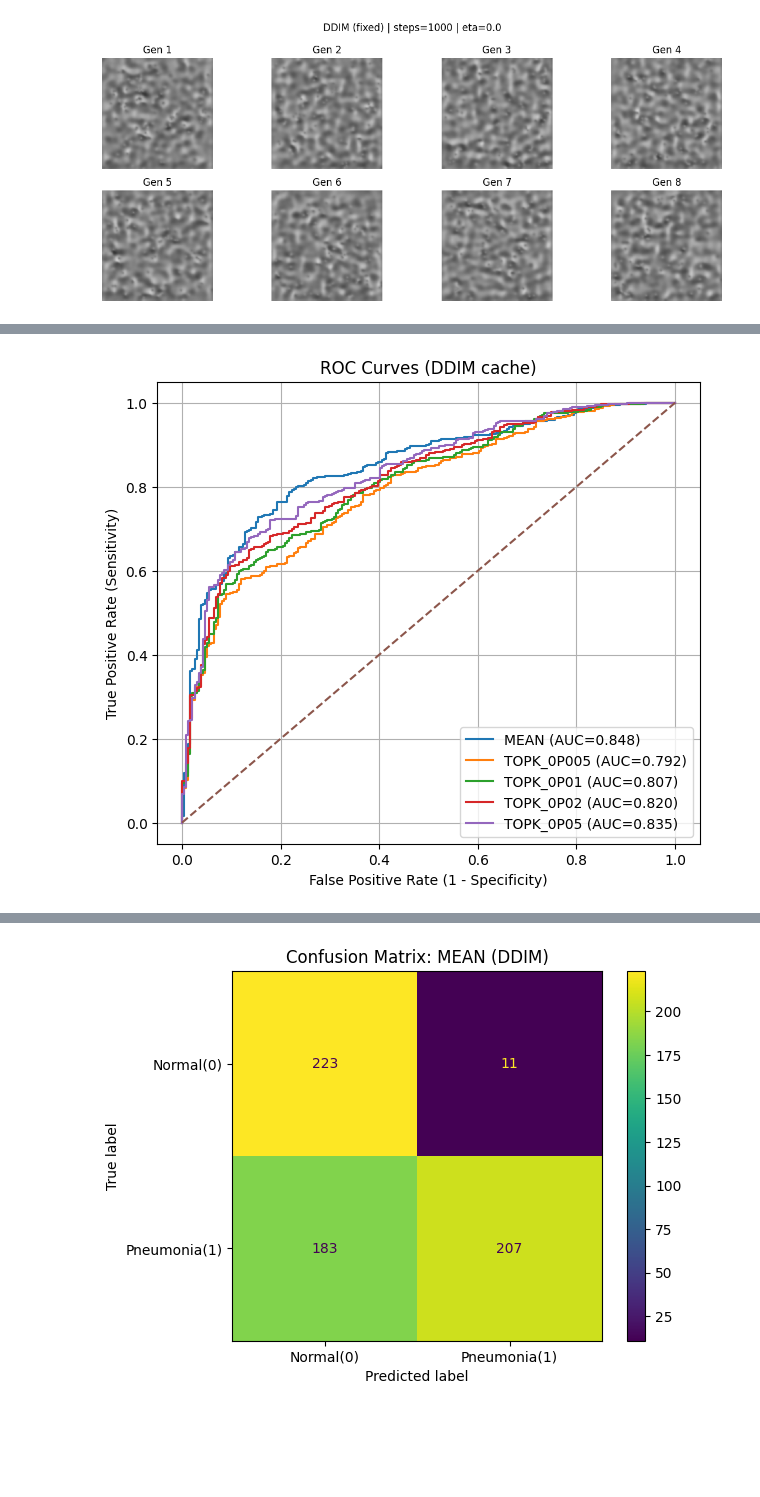
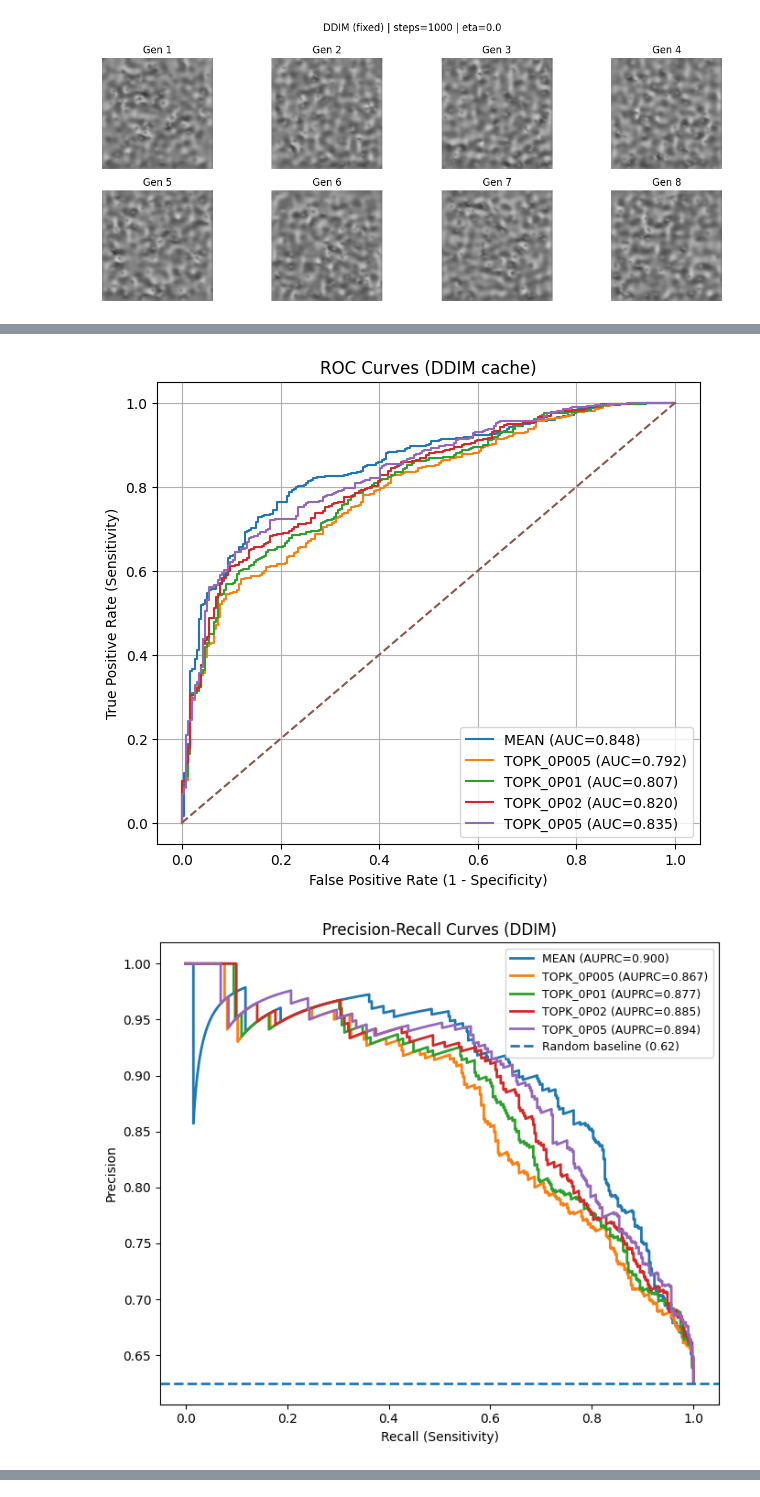
Before and after one commit to MPSVIRAJ/pneumonia-diffusion-anomaly-detection, a Jupyter notebook: pneumonia_diffusion_anomaly_detection_ddpm_ddim_V2.1.ipynb, the cells around one changed output, grey strips where cells are left out. Cells and saved outputs as stored; diff of their text form; code cells hidden in the pictures; blank space fills up the shorter version.

```diff
--- a/pneumonia_diffusion_anomaly_detection_ddpm_ddim_V2.1.ipynb
+++ b/pneumonia_diffusion_anomaly_detection_ddpm_ddim_V2.1.ipynb
@@ -1309,13 +1500,25 @@ def analyze_cached_scores(cache_path, target_spec=0.95):
 
     print("Methods included:", list(methods.keys()))
 
-    # ---- AUROC table ----
-    print("\nAUROC:")
+    # ---- AUROC + AUPRC Summary Table ----
+    print("\nEvaluation Summary:")
+    print(f"  {'Method':<14} {'AUROC':>8} {'AUPRC':>8}")
+    print(f"  {'-'*32}")
+
+    summary = []
     aurocs = {}
     for name, s in methods.items():
-        au = roc_auc_score(y, s)
-        aurocs[name] = au
-        print(f"{name:>12s}: {au:.4f}")
+        auroc = roc_auc_score(y, s)
+        auprc = average_precision_score(y, s)
+        aurocs[name] = auroc
+        summary.append((name, auroc, auprc))
+        print(f"  {name:<14} {auroc:>8.4f} {auprc:>8.4f}")
+
+    print(f"  {'-'*32}")
+    best_overall = max(summary, key=lambda x: (x[1] + x[2]) / 2)
+    print(f"  {'Best':<14} {best_overall[1]:>8.4f} {best_overall[2]:>8.4f}  <- {best_overall[0]}")
+
+    best_name = best_overall[0]
 
     # ---- ROC plot ----
     plt.figure(figsize=(7, 6))
@@ -1331,6 +1534,23 @@ def analyze_cached_scores(cache_path, target_spec=0.95):
     plt.grid(True)
     plt.show()
 
+    # --- Precision-Recall Curves ---
+    plt.figure(figsize=(7, 6))
+    for name, s in methods.items():
+        prec, rec, _ = precision_recall_curve(y, s)
+        auprc = average_precision_score(y, s)
+        plt.plot(rec, prec, lw=2, label=f"{name} (AUPRC={auprc:.3f})")
+
+    baseline = y.sum() / len(y)
+    plt.axhline(baseline, linestyle="--", lw=2, label=f"Random baseline ({baseline:.2f})")
+
+    plt.xlabel("Recall (Sensitivity)")
+    plt.ylabel("Precision")
+    plt.title("Precision-Recall Curves (DDIM)")
+    plt.legend(loc="upper right", fontsize=9)
+    plt.tight_layout()
+    plt.show()
+
     # ---- Confusion matrices: MEAN + BEST method @ target specificity ----
     best_name = max(aurocs, key=aurocs.get)
     print("\nBest method by AUROC:", best_name, "AUC=", aurocs[best_name])
@@ -1340,13 +1560,25 @@ def analyze_cached_scores(cache_path, target_spec=0.95):
         thr, spec, tpr = threshold_at_specificity(y, s, target_spec=target_spec)
         y_pred = (s >= thr).astype(int)
 
+        # Compute confusion matrix and metrics
         cm = confusion_matrix(y, y_pred, labels=[0, 1])
-        print(f"\n{name} @ target specificity {target_spec}")
-        print(f"  threshold={thr:.6f} | achieved spec={spec:.4f} | tpr={tpr:.4f}")
+        tn, fp, fn, tp = cm.ravel()
+        precision = tp / (tp + fp + 1e-12)
+        f1        = 2 * (precision * tpr) / (precision + tpr + 1e-12)
+        acc       = (tp + tn) / (tp + tn + fp + fn + 1e-12)
+
+        # Print metrics report
+        print(f"\n--- {name} @ {target_spec*100:.0f}% Specificity ---")
+        print(f"  Threshold  : {thr:.6f}")
+        print(f"  Sensitivity: {tpr:.3f}  (sick cases caught)")
+        print(f"  Specificity: {spec:.3f}  (healthy cases correctly cleared)")
+        print(f"  Precision  : {precision:.3f}  (of flagged, how many truly sick)")
+        print(f"  F1 Score   : {f1:.3f}")
+        print(f"  Accuracy   : {acc:.3f}")
 
         disp = ConfusionMatrixDisplay(confusion_matrix=cm, display_labels=["Normal(0)", "Pneumonia(1)"])
         disp.plot(values_format="d")
-        plt.title(f"Confusion Matrix: {name} (DDIM)")
+        plt.title(f"Confusion Matrix: {name} (DDIM)\nSens={tpr:.3f} | Spec={spec:.3f} | Prec={precision:.3f} | F1={f1:.3f}")
         plt.show()
 
 
@@ -1386,3 +1622,4 @@ AUROC:
 [figure]
+[figure, new version]
 Best method by AUROC: MEAN AUC= 0.8481262327416174
 
@@ -1391 +1632,0 @@ MEAN @ target specificity 0.95
-[figure, old version]
```
Also changed, not shown: parts of 16 cells of this notebook.
